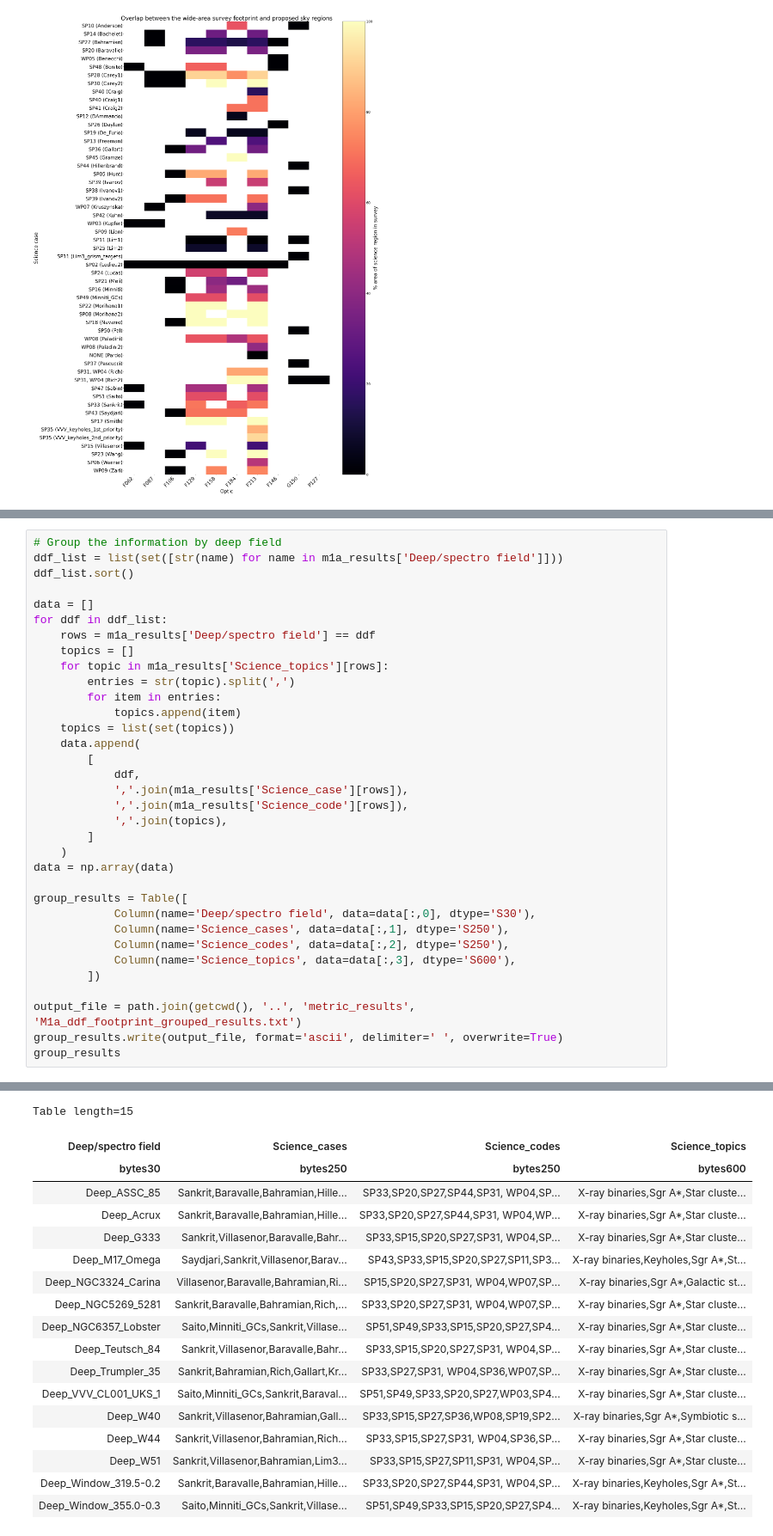
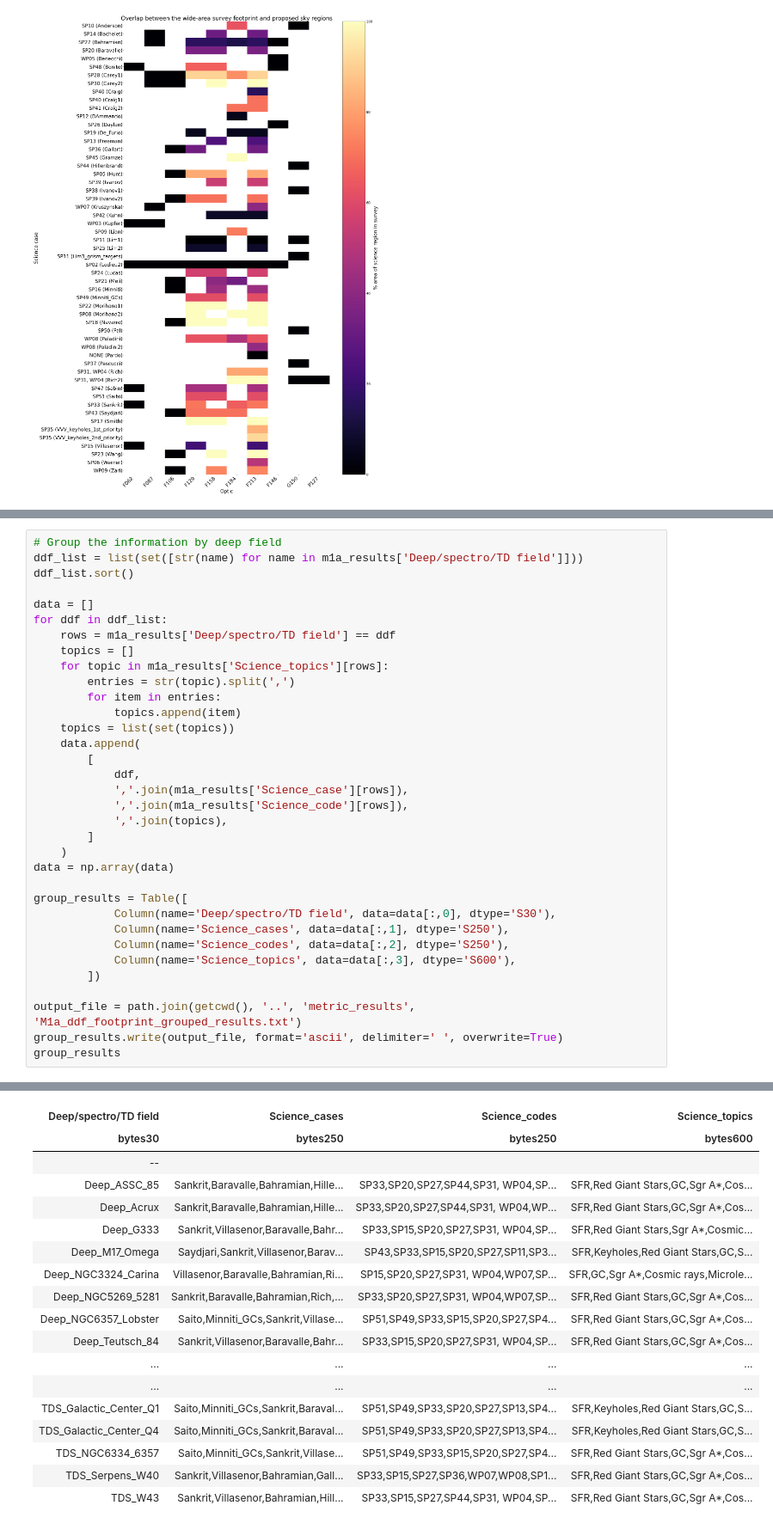
Before and after one commit to rachel3834/rgps, a Jupyter notebook: notebooks/M1_metric_analysis.ipynb, the cells around one changed output, grey strips where cells are left out. Shown at 86% size. Saved outputs shown, nothing was run; the diff lists cells and outputs as text.

Commit message:
Added TD to M1a results

```diff
--- a/notebooks/M1_metric_analysis.ipynb
+++ b/notebooks/M1_metric_analysis.ipynb
@@ -203,11 +203,11 @@ Table length=311
 # %%
 # Group the information by deep field
-ddf_list = list(set([str(name) for name in m1a_results['Deep/spectro field']]))
+ddf_list = list(set([str(name) for name in m1a_results['Deep/spectro/TD field']]))
 ddf_list.sort()
 
 data = []
 for ddf in ddf_list:
-    rows = m1a_results['Deep/spectro field'] == ddf
+    rows = m1a_results['Deep/spectro/TD field'] == ddf
     topics = []
     for topic in m1a_results['Science_topics'][rows]:
         entries = str(topic).split(',')
@@ -225,7 +225,7 @@ for ddf in ddf_list:
 data = np.array(data)
 
 group_results = Table([
-            Column(name='Deep/spectro field', data=data[:,0], dtype='S30'),
+            Column(name='Deep/spectro/TD field', data=data[:,0], dtype='S30'),
             Column(name='Science_cases', data=data[:,1], dtype='S250'),
             Column(name='Science_codes', data=data[:,2], dtype='S250'),
             Column(name='Science_topics', data=data[:,3], dtype='S600'),
@@ -253,18 +239,18 @@ group_results
-Table length=15
-| Deep/spectro field | Science_cases | Science_codes | Science_topics |
+| Deep/spectro/TD field | Science_cases | Science_codes | Science_topics |
 | bytes30 | bytes250 | bytes250 | bytes600 |
-| Deep_ASSC_85 | Sankrit,Baravalle,Bahramian,Hille... | SP33,SP20,SP27,SP44,SP31, WP04,SP... | X-ray binaries,Sgr A*,Star cluste... |
-| Deep_Acrux | Sankrit,Baravalle,Bahramian,Hille... | SP33,SP20,SP27,SP44,SP31, WP04,WP... | X-ray binaries,Sgr A*,Star cluste... |
-| Deep_G333 | Sankrit,Villasenor,Baravalle,Bahr... | SP33,SP15,SP20,SP27,SP31, WP04,SP... | X-ray binaries,Sgr A*,Star cluste... |
-| Deep_M17_Omega | Saydjari,Sankrit,Villasenor,Barav... | SP43,SP33,SP15,SP20,SP27,SP11,SP3... | X-ray binaries,Keyholes,Sgr A*,St... |
-| Deep_NGC3324_Carina | Villasenor,Baravalle,Bahramian,Ri... | SP15,SP20,SP27,SP31, WP04,WP07,SP... | X-ray binaries,Sgr A*,Galactic st... |
-| Deep_NGC5269_5281 | Sankrit,Baravalle,Bahramian,Rich,... | SP33,SP20,SP27,SP31, WP04,WP07,SP... | X-ray binaries,Sgr A*,Star cluste... |
-| Deep_NGC6357_Lobster | Saito,Minniti_GCs,Sankrit,Villase... | SP51,SP49,SP33,SP15,SP20,SP27,SP4... | X-ray binaries,Sgr A*,Star cluste... |
-| Deep_Teutsch_84 | Sankrit,Villasenor,Baravalle,Bahr... | SP33,SP15,SP20,SP27,SP31, WP04,SP... | X-ray binaries,Sgr A*,Star cluste... |
-| Deep_Trumpler_35 | Sankrit,Bahramian,Rich,Gallart,Kr... | SP33,SP27,SP31, WP04,SP36,WP07,SP... | X-ray binaries,Sgr A*,Star cluste... |
-| Deep_VVV_CL001_UKS_1 | Saito,Minniti_GCs,Sankrit,Baraval... | SP51,SP49,SP33,SP20,SP27,WP03,SP4... | X-ray binaries,Sgr A*,Star cluste... |
-| Deep_W40 | Sankrit,Villasenor,Bahramian,Gall... | SP33,SP15,SP27,SP36,WP08,SP19,SP2... | X-ray binaries,Sgr A*,Symbiotic s... |
-| Deep_W44 | Sankrit,Villasenor,Bahramian,Rich... | SP33,SP15,SP27,SP31, WP04,SP36,SP... | X-ray binaries,Sgr A*,Star cluste... |
-| Deep_W51 | Sankrit,Villasenor,Bahramian,Lim3... | SP33,SP15,SP27,SP11,SP31, WP04,SP... | X-ray binaries,Sgr A*,Star cluste... |
-| Deep_Window_319.5-0.2 | Sankrit,Baravalle,Bahramian,Hille... | SP33,SP20,SP27,SP44,SP31, WP04,SP... | X-ray binaries,Keyholes,Sgr A*,St... |
-| Deep_Window_355.0-0.3 | Saito,Minniti_GCs,Sankrit,Villase... | SP51,SP49,SP33,SP15,SP20,SP27,SP4... | X-ray binaries,Keyholes,Sgr A*,St... |
+| -- |  |  |  |
+| Deep_ASSC_85 | Sankrit,Baravalle,Bahramian,Hille... | SP33,SP20,SP27,SP44,SP31, WP04,SP... | SFR,Red Giant Stars,GC,Sgr A*,Cos... |
+| Deep_Acrux | Sankrit,Baravalle,Bahramian,Hille... | SP33,SP20,SP27,SP44,SP31, WP04,WP... | SFR,Red Giant Stars,GC,Sgr A*,Cos... |
+| Deep_G333 | Sankrit,Villasenor,Baravalle,Bahr... | SP33,SP15,SP20,SP27,SP31, WP04,SP... | SFR,Red Giant Stars,Sgr A*,Cosmic... |
+| Deep_M17_Omega | Saydjari,Sankrit,Villasenor,Barav... | SP43,SP33,SP15,SP20,SP27,SP11,SP3... | SFR,Keyholes,Red Giant Stars,GC,S... |
+| Deep_NGC3324_Carina | Villasenor,Baravalle,Bahramian,Ri... | SP15,SP20,SP27,SP31, WP04,WP07,SP... | SFR,GC,Sgr A*,Cosmic rays,Microle... |
+| Deep_NGC5269_5281 | Sankrit,Baravalle,Bahramian,Rich,... | SP33,SP20,SP27,SP31, WP04,WP07,SP... | SFR,Red Giant Stars,GC,Sgr A*,Cos... |
+| Deep_NGC6357_Lobster | Saito,Minniti_GCs,Sankrit,Villase... | SP51,SP49,SP33,SP15,SP20,SP27,SP4... | SFR,Red Giant Stars,GC,Sgr A*,Cos... |
+| Deep_Teutsch_84 | Sankrit,Villasenor,Baravalle,Bahr... | SP33,SP15,SP20,SP27,SP31, WP04,SP... | SFR,Red Giant Stars,GC,Sgr A*,Cos... |
+| ... | ... | ... | ... |
+| ... | ... | ... | ... |
+| TDS_Galactic_Center_Q1 | Saito,Minniti_GCs,Sankrit,Baraval... | SP51,SP49,SP33,SP20,SP27,SP13,SP4... | SFR,Keyholes,Red Giant Stars,GC,S... |
+| TDS_Galactic_Center_Q4 | Saito,Minniti_GCs,Sankrit,Baraval... | SP51,SP49,SP33,SP20,SP27,SP13,SP4... | SFR,Keyholes,Red Giant Stars,GC,S... |
+| TDS_NGC6334_6357 | Saito,Minniti_GCs,Sankrit,Villase... | SP51,SP49,SP33,SP15,SP20,SP27,SP4... | SFR,Red Giant Stars,GC,Sgr A*,Cos... |
+| TDS_Serpens_W40 | Sankrit,Villasenor,Bahramian,Gall... | SP33,SP15,SP27,SP36,WP07,WP08,SP1... | SFR,Red Giant Stars,GC,Sgr A*,Cos... |
+| TDS_W43 | Sankrit,Villasenor,Bahramian,Hill... | SP33,SP15,SP27,SP44,SP31, WP04,SP... | SFR,Red Giant Stars,GC,Sgr A*,Cos... |
```
Also changed, not shown: parts of 4 cells of this notebook, 2 other files.
